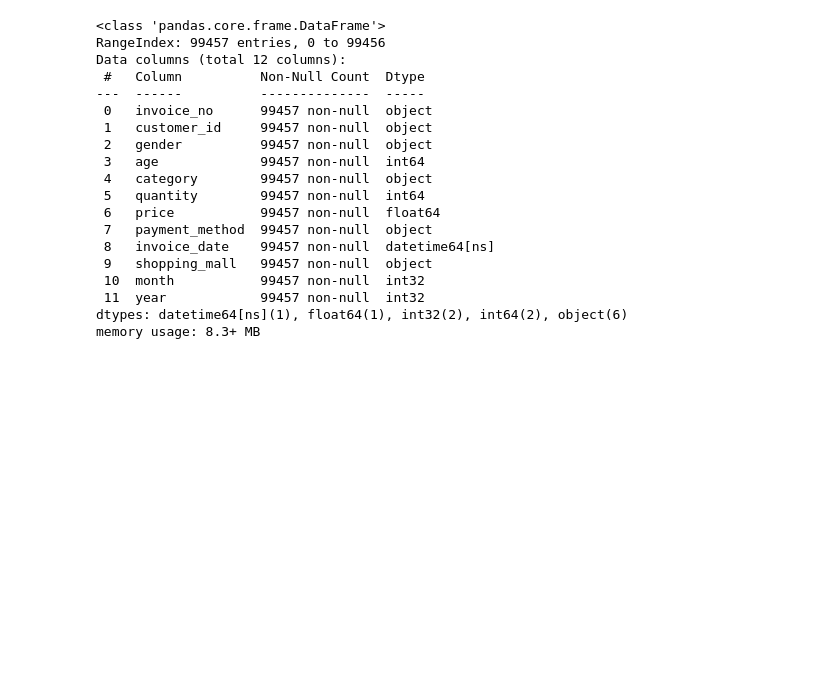
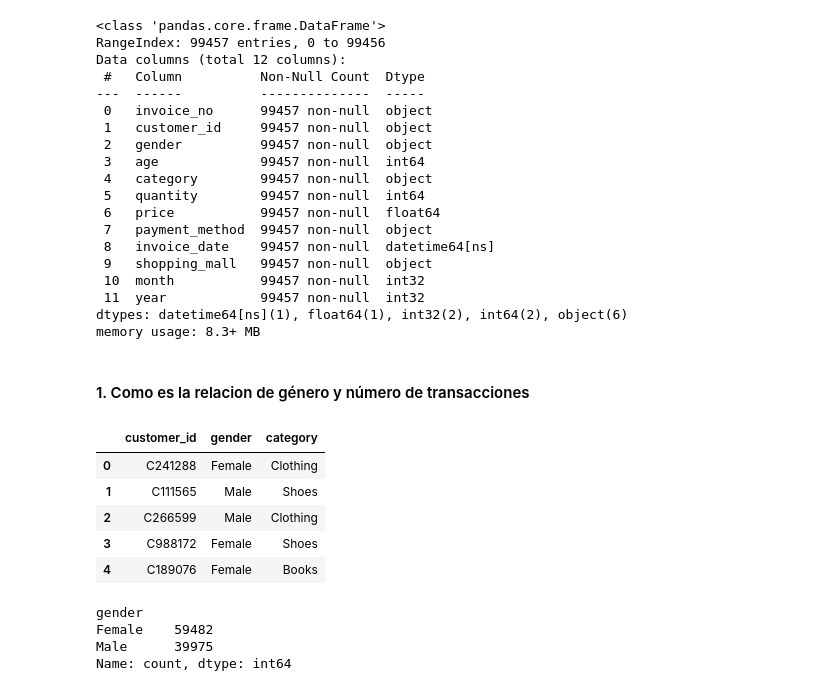
Before and after one commit to Maxterjs99/retail-project, a Jupyter notebook: retail.ipynb, the cells around one changed output. Saved outputs shown, nothing was run; the diff lists cells and outputs as text; code cells hidden in the pictures; blank space fills up the shorter version.

```diff
--- a/retail.ipynb
+++ b/retail.ipynb
@@ -122,3 +123,5 @@ Data columns (total 12 columns):
  11  year            99457 non-null  int32
 dtypes: datetime64[ns](1), float64(1), int32(2), int64(2), object(6)
 memory usage: 8.3+ MB
+# %% [markdown]
+#### 1. Como es la relacion de género y número de transacciones
@@ -124,0 +130,18 @@ memory usage: 8.3+ MB
+# %%
+df2.head()
+# %% [output]
+|  | customer_id | gender | category |
+| 0 | C241288 | Female | Clothing |
+| 1 | C111565 | Male | Shoes |
+| 2 | C266599 | Male | Clothing |
+| 3 | C988172 | Female | Shoes |
+| 4 | C189076 | Female | Books |
+# %%
+# value_counts() mtodo que cuenta cantidad de elementos por categoria
+gender_quantity = df2['gender'].value_counts()
+print(gender_quantity)
+# %% [output]
+gender
+Female    59482
+Male      39975
+Name: count, dtype: int64
```
Also changed, not shown: parts of 4 cells of this notebook.
